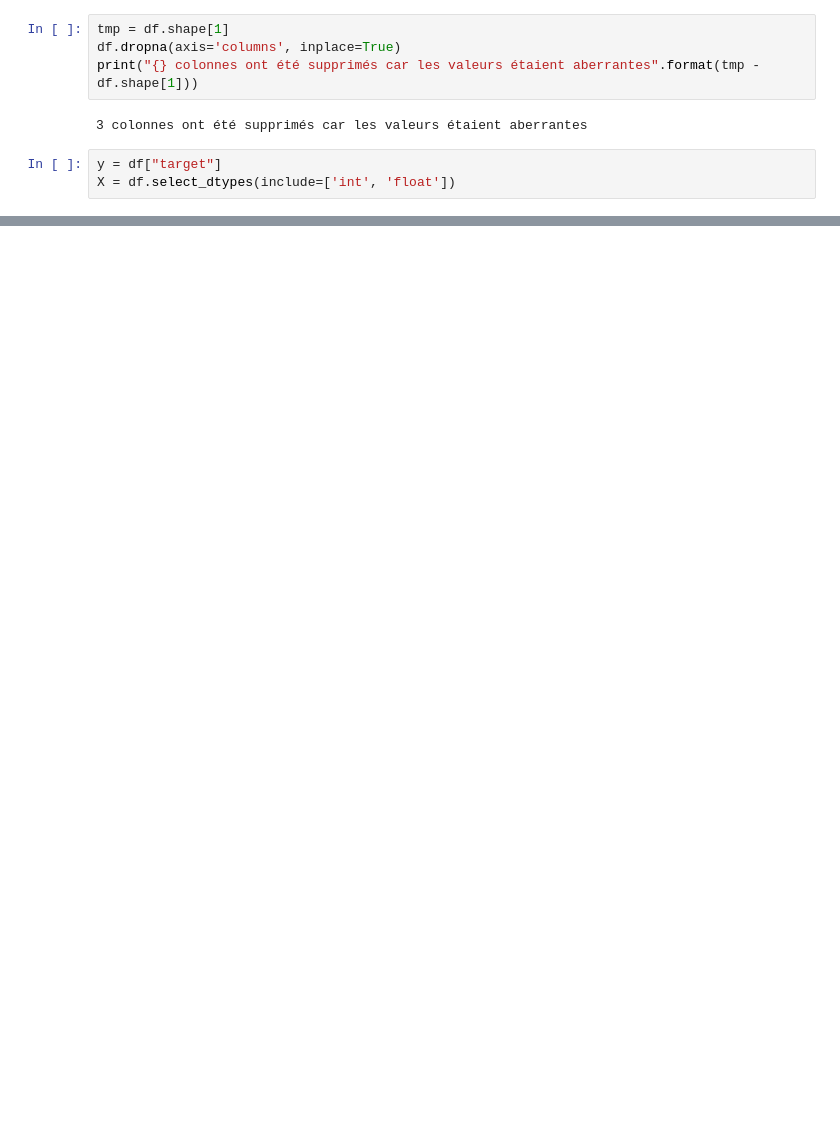
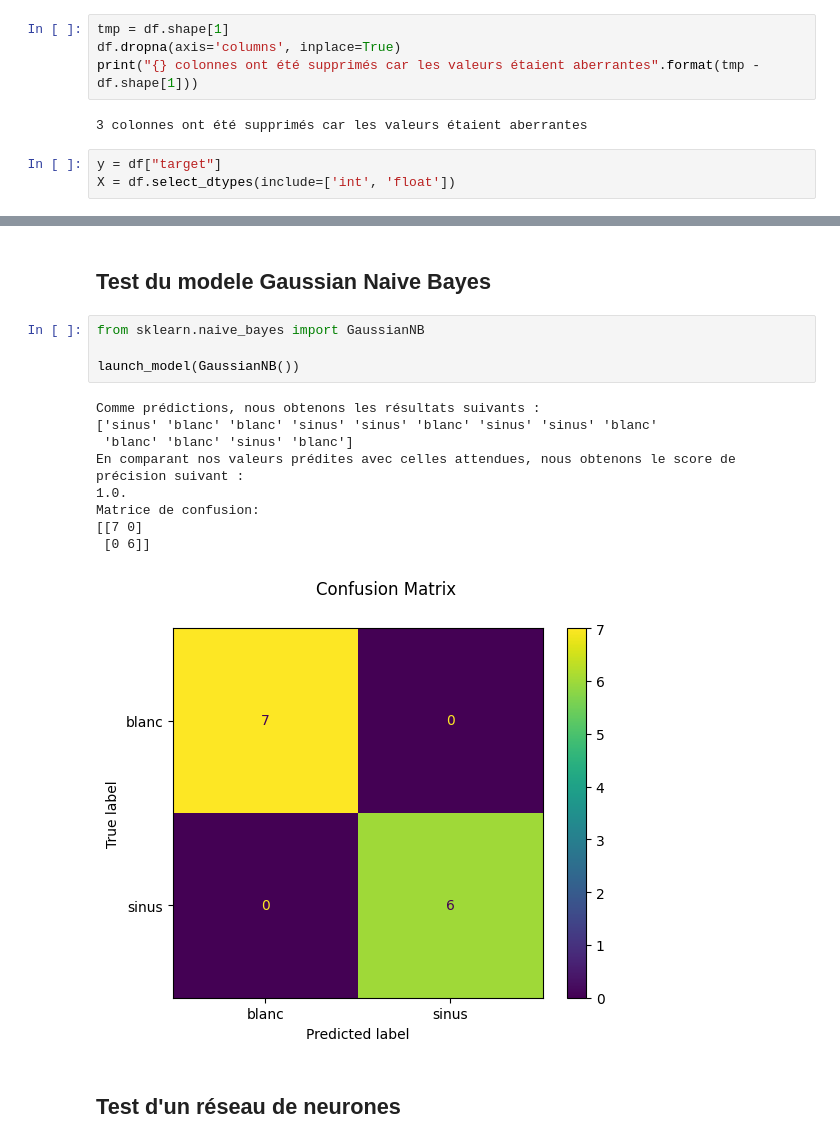
Before and after one commit to rpdev63/brief-audio, a Jupyter notebook: Prediction_model_SVM.ipynb, the cells around one changed output, grey strips where cells are left out. Saved outputs shown, nothing was run; the diff lists cells and outputs as text; blank space fills up the shorter version.

```diff
--- a/Prediction_model_SVM.ipynb
+++ b/Prediction_model_SVM.ipynb
@@ -79,0 +98,18 @@ Matrice de confusion:
+# %% [markdown]
+<h2>Test du modele Gaussian Naive Bayes</h2>
+# %%
+from sklearn.naive_bayes import GaussianNB
+
+launch_model(GaussianNB())
+# %% [output]
+Comme prédictions, nous obtenons les résultats suivants :
+['sinus' 'blanc' 'blanc' 'sinus' 'sinus' 'blanc' 'sinus' 'sinus' 'blanc'
+ 'blanc' 'blanc' 'sinus' 'blanc']
+En comparant nos valeurs prédites avec celles attendues, nous obtenons le score de précision suivant :
+1.0.
+Matrice de confusion:
+[[7 0]
+ [0 6]]
+[figure, added]
+# %% [markdown]
+<h2>Test d'un réseau de neurones</h2>
```
Also changed, not shown: parts of 13 cells of this notebook, 3 other files.
